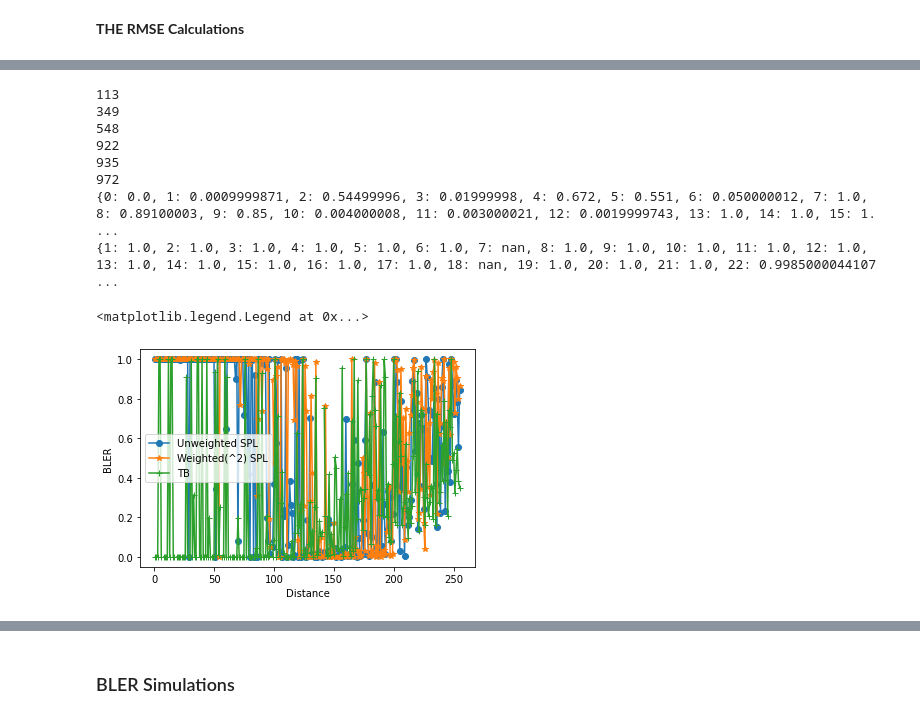
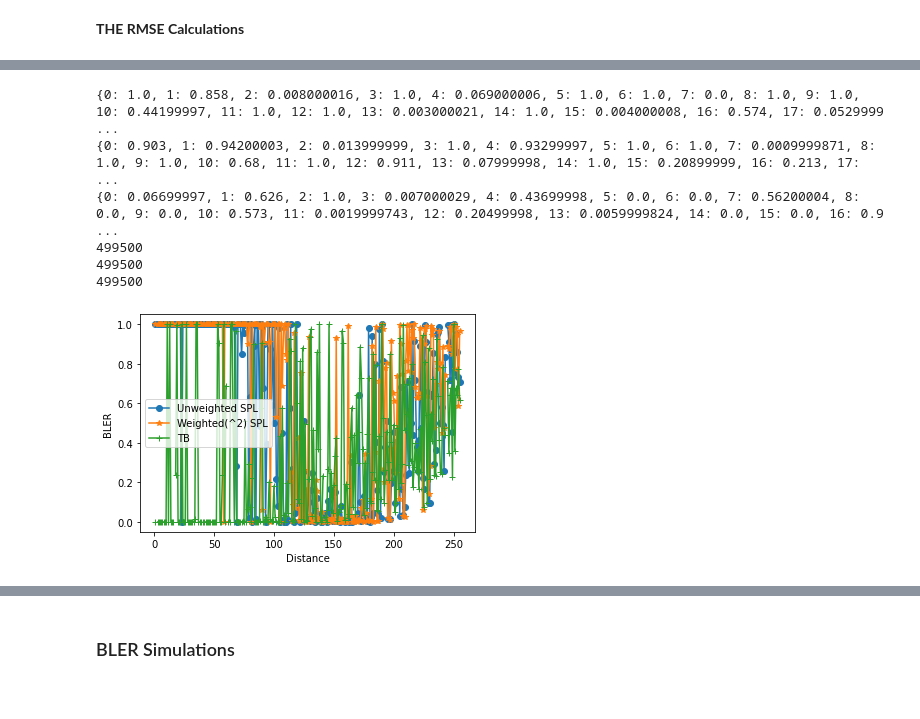
Before and after one commit to neelabhro/Deep-Learning-based-Wireless-Communications, a Jupyter notebook: SPL_uw|SPL_w|TB.ipynb, the cells around one changed output, grey strips where cells are left out. Saved outputs shown, nothing was run; the diff lists cells and outputs as text; code cells hidden in the pictures.

Commit message:
BLER and RMSE corrections done

```diff
--- a/SPL_uw|SPL_w|TB.ipynb
+++ b/SPL_uw|SPL_w|TB.ipynb
@@ -57,7 +58,7 @@ rp2 = np.flip(np.arange(1,M))
 replacements = dict(zip(rp1,rp2))
 #print(rp2)
 replacer = replacements.get
-tr = ([replacer(n, n) for n in tr])
+#tr = ([replacer(n, n) for n in tr])
 
 print(tr)
 
@@ -112,7 +113,7 @@ noise_factor = Transmitted_Power + Noise_Figure
 
 s = np.floor(np.random.uniform(1,M, batch_size))
 s = s.astype('int64')
-s = ([replacer(n, n) for n in s])
+#s = ([replacer(n, n) for n in s])
 
 for i in range(1000):
   Beta[i] = 10*(np.log10(lamda/((4*np.pi*s[i])**PLE)))
@@ -1335,8 +1336,8 @@ nan
 # %%
 #print([x for x in s_ind[0]])
 
-for i in range(len(s_ind[253])):
-  print(s_ind[253][i])
+#for i in range(len(s_ind[253])):
+#  print(s_ind[253][i])
 
 bler_uw = {}
 bler_w = {}
@@ -1349,42 +1350,48 @@ bler_final_w_val = []
 bler_final_Tb_val = []
 
 for j in range(batch_size):
     bler_uw[j] = ae.end2end_bler(len(tr), np.tile(tr_noise_std[j], (batch_size, 1, 1)), tr[j]*np.ones(batch_size))
     bler_w[j] = ae_Weighted.end2end_bler(len(tr), np.tile(tr_noise_std[j], (batch_size, 1, 1)), tr[j]*np.ones(batch_size))
     bler_Tb[j] = ae_Tb.end2end_bler(len(tr), np.tile(tr_noise_std[j], (batch_size, 1, 1)), tr[j]*np.ones(batch_size))
 print(bler_uw)
+print(bler_w)
+print(bler_Tb)
 
 for j in range(1,M):
   bler_final_uw[j] = np.divide((sum(bler_uw[s_ind[j][i]] for i in range(len(s_ind[j])))),len(s_ind[j]))
   bler_final_w[j] = np.divide((sum(bler_w[s_ind[j][i]] for i in range(len(s_ind[j])))),len(s_ind[j]))
   bler_final_Tb[j] = np.divide((sum(bler_Tb[s_ind[j][i]] for i in range(len(s_ind[j])))),len(s_ind[j]))
 
 
-print(bler_final_uw)
+#print(bler_final_uw)
 
 
 for i in bler_final_uw.values():
   bler_final_uw_val.append(i)
+#bler_final_uw_val = np.flip(bler_final_uw_val)
 for i in bler_final_w.values():
   bler_final_w_val.append(i)
+#bler_final_w_val = np.flip(bler_final_w_val)
 for i in bler_final_Tb.values():
   bler_final_Tb_val.append(i)
+#bler_final_Tb_val = np.flip(bler_final_Tb_val)
 plt.plot(message, bler_final_uw_val, '-o');
 plt.plot(message, bler_final_w_val, '-*');
 plt.plot(message, bler_final_Tb_val, '-+');
 
 plt.xlabel('Distance')
 plt.ylabel('BLER')
 plt.legend(['Unweighted SPL', 'Weighted(^2) SPL','TB'])
+
+print(sum(bler_uw))
+print(sum(bler_w))
+print(sum(bler_Tb))
 # %% [output]
-113
-349
-548
-922
-935
-972
-{0: 0.0, 1: 0.0009999871, 2: 0.54499996, 3: 0.01999998, 4: 0.672, 5: 0.551, 6: 0.050000012, 7: 1.0, 8: 0.89100003, 9: 0.85, 10: 0.004000008, 11: 0.003000021, 12: 0.0019999743, 13: 1.0, 14: 1.0, 15: 1. ...
-{1: 1.0, 2: 1.0, 3: 1.0, 4: 1.0, 5: 1.0, 6: 1.0, 7: nan, 8: 1.0, 9: 1.0, 10: 1.0, 11: 1.0, 12: 1.0, 13: 1.0, 14: 1.0, 15: 1.0, 16: 1.0, 17: 1.0, 18: nan, 19: 1.0, 20: 1.0, 21: 1.0, 22: 0.9985000044107 ...
+{0: 1.0, 1: 0.858, 2: 0.008000016, 3: 1.0, 4: 0.069000006, 5: 1.0, 6: 1.0, 7: 0.0, 8: 1.0, 9: 1.0, 10: 0.44199997, 11: 1.0, 12: 1.0, 13: 0.003000021, 14: 1.0, 15: 0.004000008, 16: 0.574, 17: 0.0529999 ...
+{0: 0.903, 1: 0.94200003, 2: 0.013999999, 3: 1.0, 4: 0.93299997, 5: 1.0, 6: 1.0, 7: 0.0009999871, 8: 1.0, 9: 1.0, 10: 0.68, 11: 1.0, 12: 0.911, 13: 0.07999998, 14: 1.0, 15: 0.20899999, 16: 0.213, 17:  ...
+{0: 0.06699997, 1: 0.626, 2: 1.0, 3: 0.007000029, 4: 0.43699998, 5: 0.0, 6: 0.0, 7: 0.56200004, 8: 0.0, 9: 0.0, 10: 0.573, 11: 0.0019999743, 12: 0.20499998, 13: 0.0059999824, 14: 0.0, 15: 0.0, 16: 0.9 ...
+499500
+499500
+499500
-<matplotlib.legend.Legend at 0x...>
-[figure, old version]
+[figure, new version]
 # %%
```
Also changed, not shown: parts of 14 cells of this notebook.
